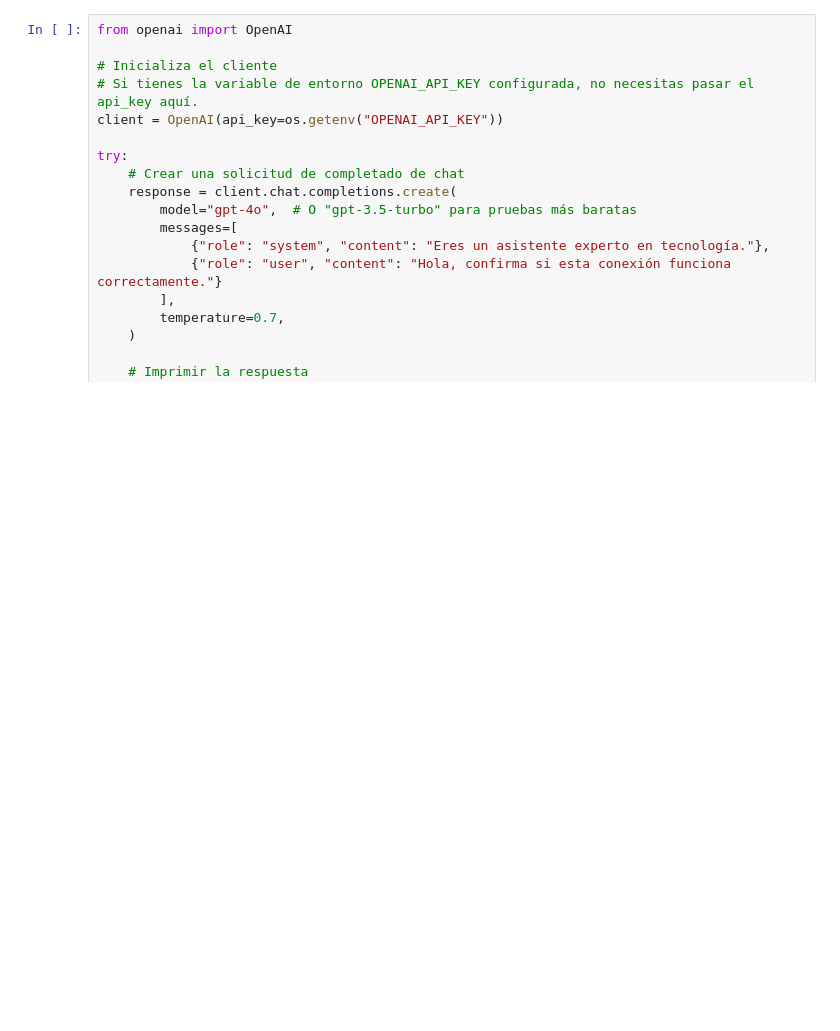
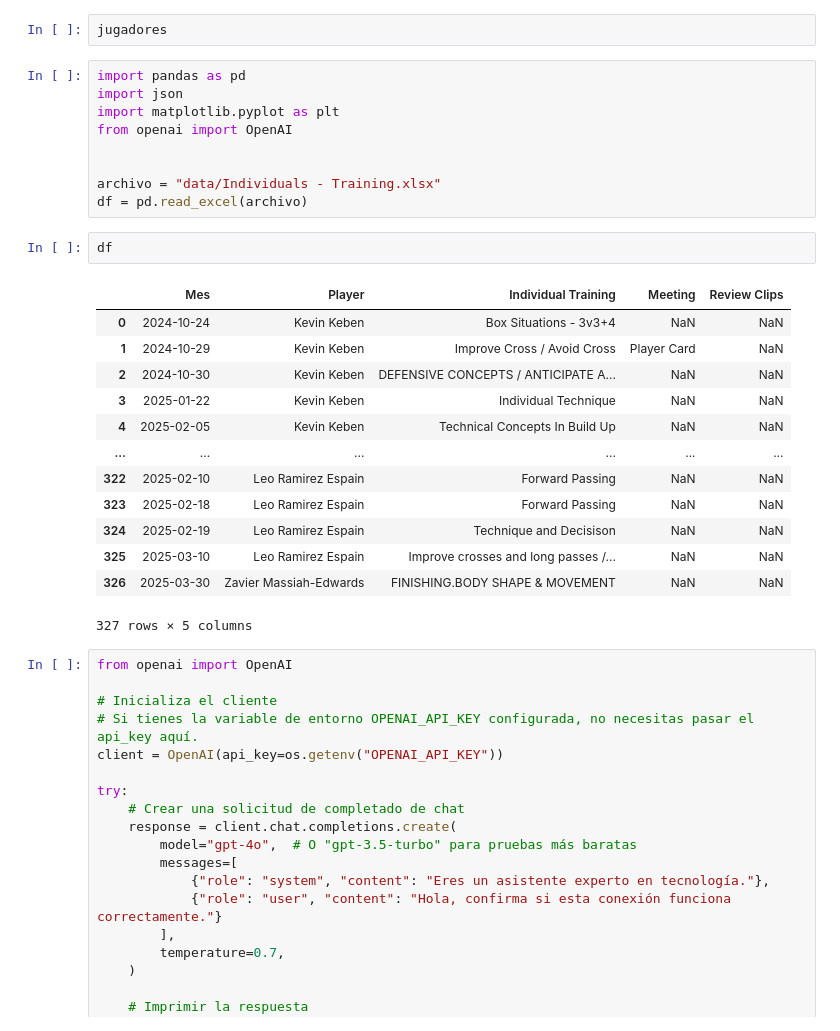
Before and after one commit to CrisBelVa/watford-player-development, a Jupyter notebook: SmartReport.ipynb, the cells around one changed output. Cells and saved outputs as stored; diff of their text form; blank space fills up the shorter version.

```diff
--- a/SmartReport.ipynb
+++ b/SmartReport.ipynb
@@ -6,3 +140,30 @@ load_dotenv()
+# %%
+jugadores
+# %%
+import pandas as pd
+import json
+import matplotlib.pyplot as plt
+from openai import OpenAI
+
+
+archivo = "data/Individuals - Training.xlsx"
+df = pd.read_excel(archivo)
+# %%
+df
+# %% [output]
+|  | Mes | Player | Individual Training | Meeting | Review Clips |
+| 0 | 2024-10-24 | Kevin Keben | Box Situations - 3v3+4 | NaN | NaN |
+| 1 | 2024-10-29 | Kevin Keben | Improve Cross / Avoid Cross | Player Card | NaN |
+| 2 | 2024-10-30 | Kevin Keben | DEFENSIVE CONCEPTS / ANTICIPATE A... | NaN | NaN |
+| 3 | 2025-01-22 | Kevin Keben | Individual Technique | NaN | NaN |
+| 4 | 2025-02-05 | Kevin Keben | Technical Concepts In Build Up | NaN | NaN |
+| ... | ... | ... | ... | ... | ... |
+| 322 | 2025-02-10 | Leo Ramirez Espain | Forward Passing | NaN | NaN |
+| 323 | 2025-02-18 | Leo Ramirez Espain | Forward Passing | NaN | NaN |
+| 324 | 2025-02-19 | Leo Ramirez Espain | Technique and Decisison | NaN | NaN |
+| 325 | 2025-03-10 | Leo Ramirez Espain | Improve crosses and long passes /... | NaN | NaN |
+| 326 | 2025-03-30 | Zavier Massiah-Edwards | FINISHING.BODY SHAPE & MOVEMENT | NaN | NaN |
+327 rows × 5 columns
 # %%
 from openai import OpenAI
 
```
Also changed, not shown: parts of 2 cells of this notebook, 4 other files.
